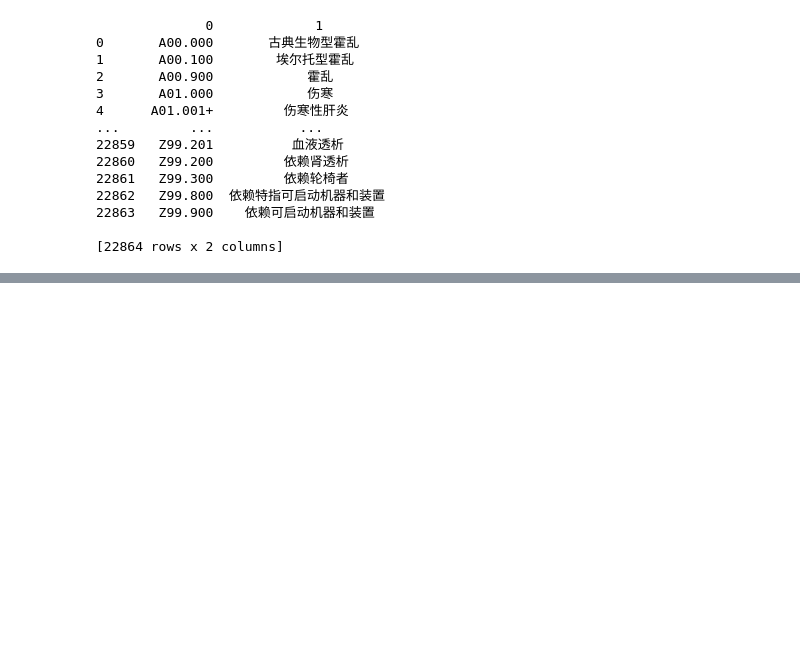
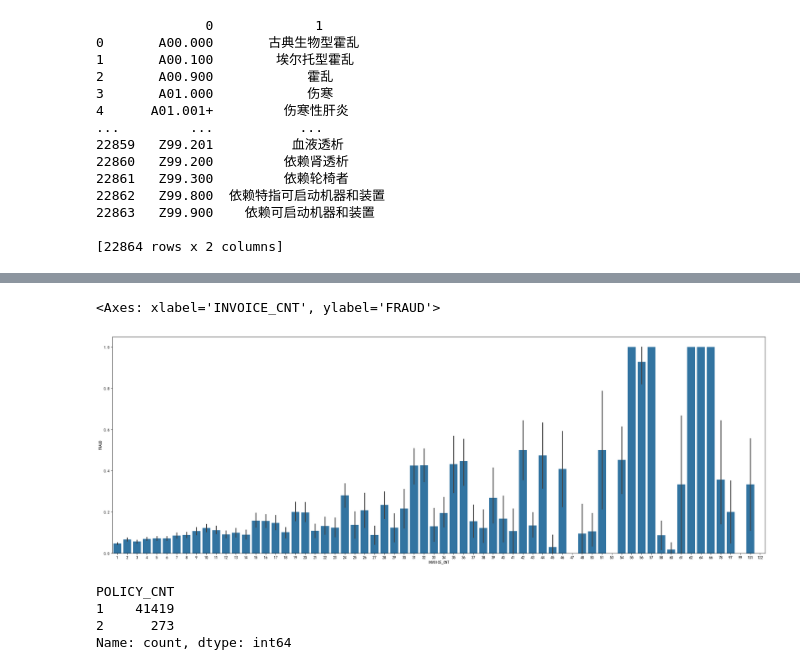
Before and after one commit to Heliumeow/InsuranceClaimClassificationProject, a Jupyter notebook: datawash.ipynb, the cells around one changed output, grey strips where cells are left out. Saved outputs shown, nothing was run; the diff lists cells and outputs as text; code cells hidden in the pictures; blank space fills up the shorter version.

```diff
--- a/datawash.ipynb
+++ b/datawash.ipynb
@@ -165,0 +585,13 @@ print(df_disease_code)
+# %%
+f,ax = plt.subplots(figsize=(30,10))
+sns.barplot(x='INVOICE_CNT',y='FRAUD', data=df)
+# %% [output]
+<Axes: xlabel='INVOICE_CNT', ylabel='FRAUD'>
+[figure, added]
+# %%
+df["POLICY_CNT"].value_counts().sort_index()
+# %% [output]
+POLICY_CNT
+1    41419
+2      273
+Name: count, dtype: int64
```
Also changed, not shown: parts of 37 cells of this notebook.
